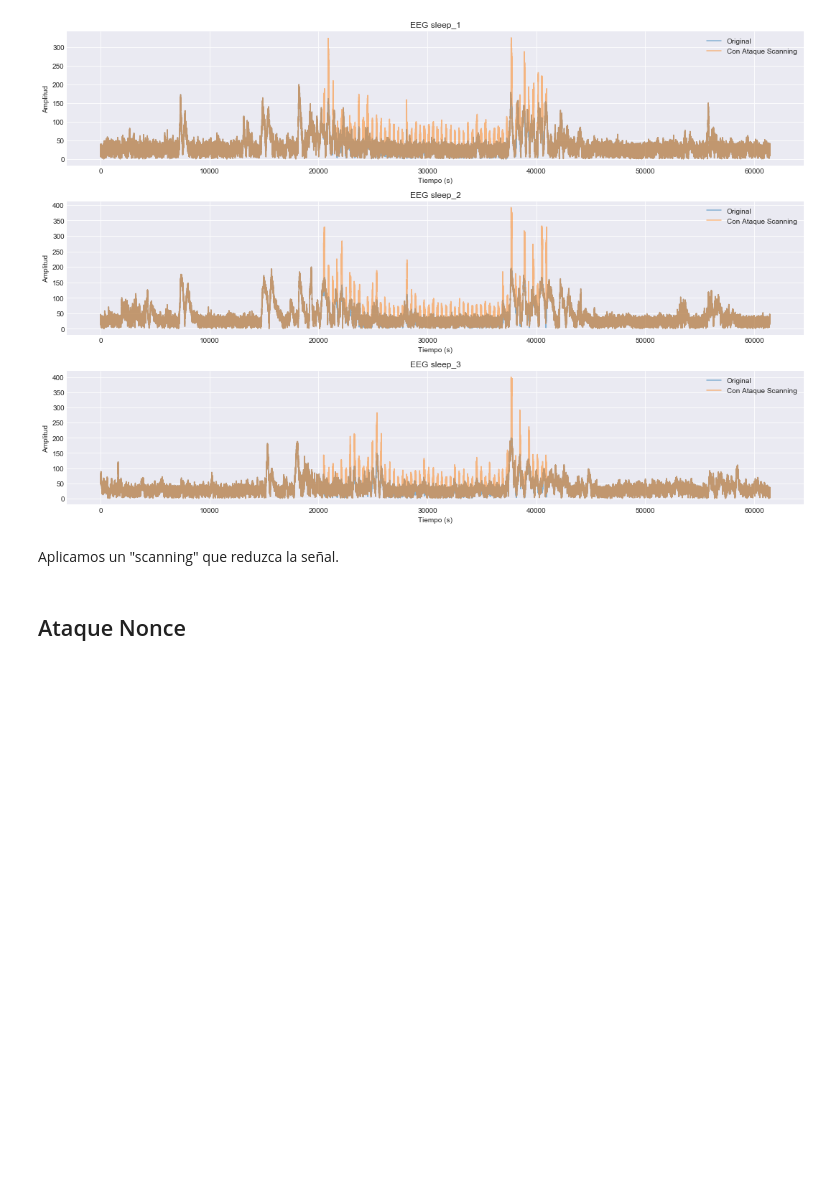
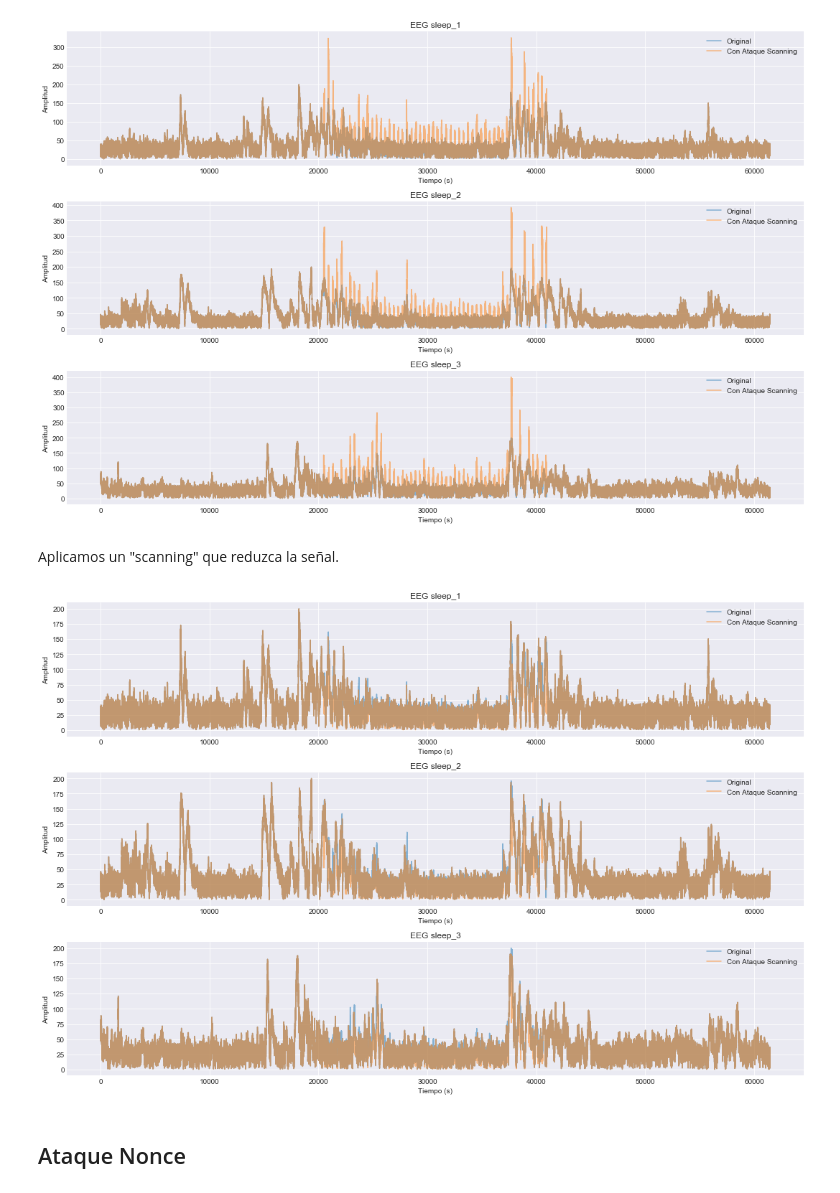
Before and after one commit to juanluserra/TFM-BigData, a Jupyter notebook: generar-ruido/noise_attack.ipynb, the cells around one changed output. Saved outputs shown, nothing was run; the diff lists cells and outputs as text; code cells hidden in the pictures; blank space fills up the shorter version.

```diff
--- a/generar-ruido/noise_attack.ipynb
+++ b/generar-ruido/noise_attack.ipynb
@@ -398,39 +398,41 @@ Aplicamos un "scanning" que reduzca la señal.
 # Definimos las características del ataque Scanning
 fs = 1024.0  # Frecuencia de muestreo
 t = np.arange(0, 60, 1/fs)  # Tiempo de 0 a 60 segundos
-factor = 2 # Factor de aumento de la amplitud
+factor = 0.5 # Factor de aumento de la amplitud
 t_attack = (20, 40)  # Intervalo de tiempo del ataque
 dt = 1/fs * 100
 gap = 4
 
 # Realizamos el ataque Scanning a la señal EEG
 eeg_files_scanning: Dict[str, np.ndarray] = {}
 for key in channel_names:
     # Realizamos el ataque Scanning
     scanning = scanning_attack(eeg_data[key], fs, t, t_attack, dt, gap, factor)
     # Guardamos la señal con el ataque
     eeg_files_scanning[key] = scanning
 
 # Guardamos los datos con el ataque en archivos .txt
 eeg_scanning_folder: Path = notebook_folder / "eeg_files_noise" / "eeg_files_scanning_higher"
 eeg_scanning_folder.mkdir(exist_ok=True, parents=True)  # Crea la carpeta si no existe
 for key in channel_names:
     np.savetxt(eeg_scanning_folder / f"input_nonepi_{key}_scanning_higher.txt", eeg_files_scanning[key], fmt="%.6f")
 
 # Finalmente graficamos los datos con el ataque sobre los originales
 plt.style.use("seaborn-darkgrid")
 plt.figure(figsize=(15, 10))
 for i, key in enumerate(channel_names):
     plt.subplot(len(channel_names), 1, i + 1)
     plt.plot(eeg_data[key], label="Original", alpha=0.5)
     plt.plot(eeg_files_scanning[key], label="Con Ataque Scanning", alpha=0.5)
     plt.title(f"EEG {key}")
     plt.xlabel("Tiempo (s)")
     plt.ylabel("Amplitud")
     plt.legend()
     plt.tight_layout()
 # Mostramos las gráficas
 plt.show()
+# %% [output]
+[figure, added]
 # %% [markdown]
 ## Ataque Nonce
 # %%
```
